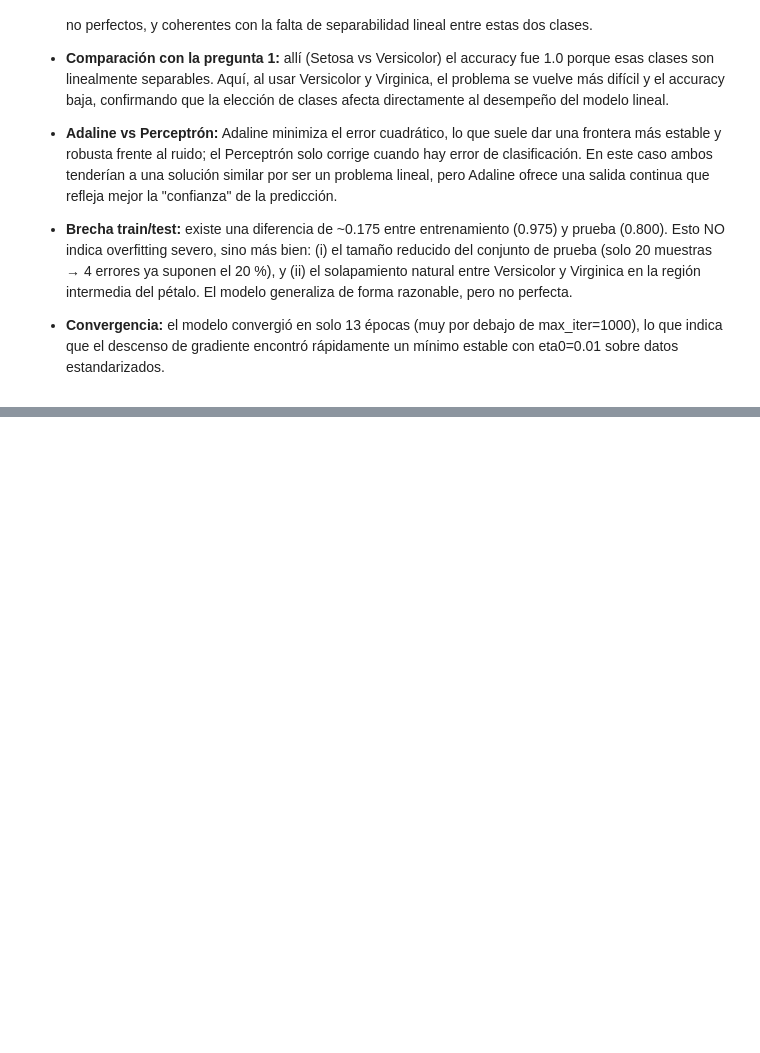
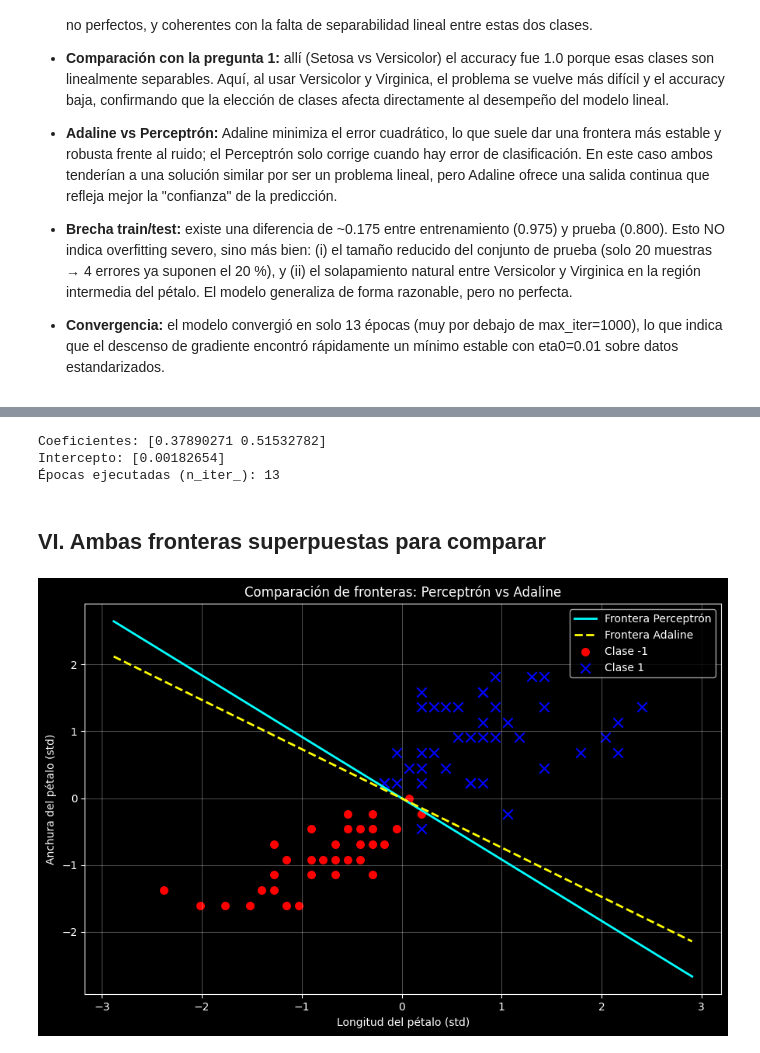
Before and after one commit to Luis-For/perceptr-n_adaline_SGD, a Jupyter notebook: taller.ipynb, the cells around one changed output, grey strips where cells are left out. Saved outputs shown, nothing was run; the diff lists cells and outputs as text; code cells hidden in the pictures; blank space fills up the shorter version.

```diff
--- a/taller.ipynb
+++ b/taller.ipynb
@@ -607,0 +735,55 @@ plt.show()
+# %%
+sgd_sdg = SGDRegressor(
+    loss='squared_error',
+    penalty=None,
+    eta0=0.01,
+    max_iter=1000,
+    random_state=42
+)
+sgd_sdg.fit(X_train_std_sdg, y_train_sdg)
+
+print("Coeficientes:", sgd_sdg.coef_)
+print("Intercepto:", sgd_sdg.intercept_)
+print("Épocas ejecutadas (n_iter_):", sgd_sdg.n_iter_)
+# %% [output]
+Coeficientes: [0.37890271 0.51532782]
+Intercepto: [0.00182654]
+Épocas ejecutadas (n_iter_): 13
+# %% [markdown]
+## VI. Ambas fronteras superpuestas para comparar
+# %%
+# %%
+plt.style.use("dark_background")
+plt.figure(figsize=(9, 6))
+
+# Frontera del Perceptrón (línea continua)
+x_vals = np.linspace(X_train_std_cmp[:, 0].min()-0.5,
+                     X_train_std_cmp[:, 0].max()+0.5, 100)
+# w0*x + w1*y + b = 0  =>  y = -(w0*x + b)/w1
+w_percep = percep_cmp.coef_[0]
+b_percep = percep_cmp.intercept_[0]
+y_percep = -(w_percep[0]*x_vals + b_percep) / w_percep[1]
+
+w_ada = adaline_cmp.coef_
+b_ada = adaline_cmp.intercept_[0]
+y_ada = -(w_ada[0]*x_vals + b_ada) / w_ada[1]
+
+plt.plot(x_vals, y_percep, color='cyan',   linewidth=2, label='Frontera Perceptrón')
+plt.plot(x_vals, y_ada,    color='yellow', linewidth=2, linestyle='--', label='Frontera Adaline')
+
+for idx, cl in enumerate(np.unique(y_train_cmp)):
+    plt.scatter(X_train_std_cmp[y_train_cmp==cl, 0],
+                X_train_std_cmp[y_train_cmp==cl, 1],
+                c=['red','blue'][idx],
+                marker=['o','x'][idx],
+                edgecolor='k', s=80, label=f"Clase {cl}")
+
+plt.xlabel('Longitud del pétalo (std)')
+plt.ylabel('Anchura del pétalo (std)')
+plt.title('Comparación de fronteras: Perceptrón vs Adaline')
+plt.legend(loc='best')
+plt.grid(True, alpha=0.3)
+plt.tight_layout()
+plt.show()
+# %% [output]
+[figure, added]
```
Also changed, not shown: parts of 12 cells of this notebook.
